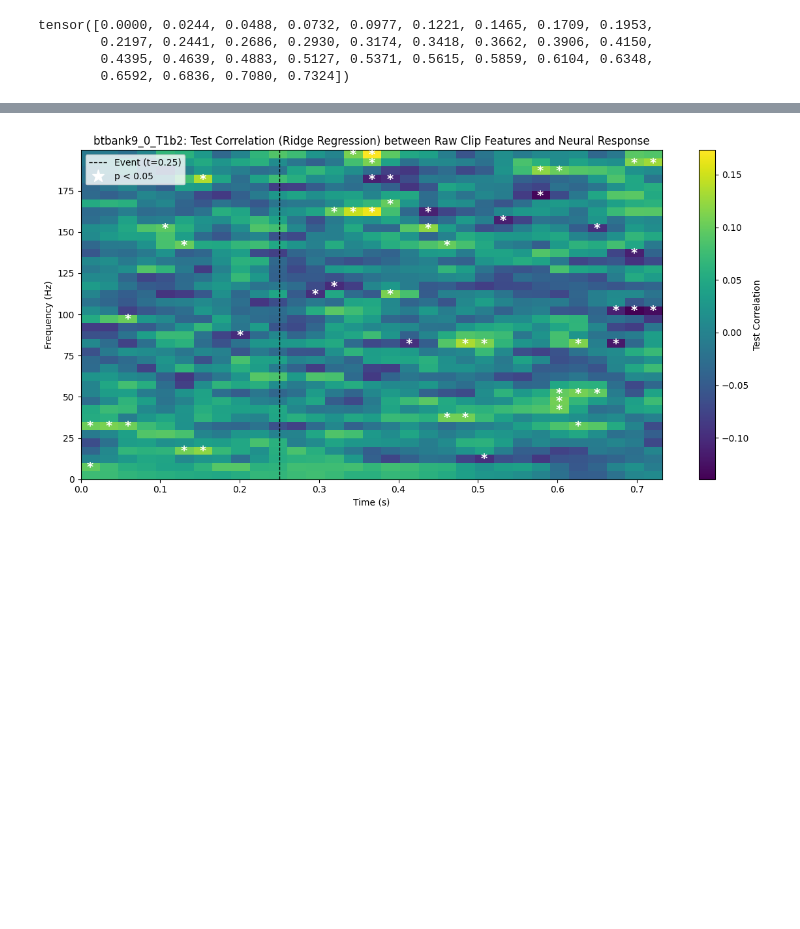
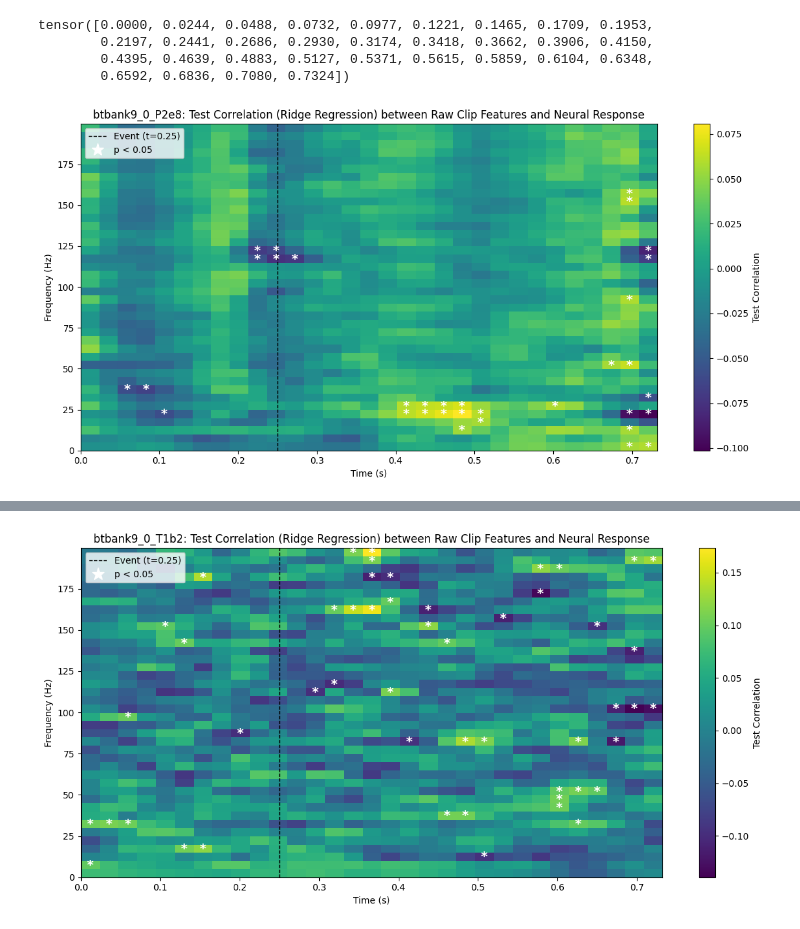
Before and after one commit to azaho/bfm, a Jupyter notebook: analyses/inimai/clip_neural_regr.ipynb, the cells around one changed output, grey strips where cells are left out. Cells and saved outputs as stored; diff of their text form; code cells hidden in the pictures; blank space fills up the shorter version.

Commit message:
regression analysis

```diff
--- a/analyses/inimai/clip_neural_regr.ipynb
+++ b/analyses/inimai/clip_neural_regr.ipynb
@@ -367,6 +368,96 @@ tensor([0.0000, 0.0244, 0.0488, 0.0732, 0.0977, 0.1221, 0.1465, 0.1709, 0.1953,
         0.2197, 0.2441, 0.2686, 0.2930, 0.3174, 0.3418, 0.3662, 0.3906, 0.4150,
         0.4395, 0.4639, 0.4883, 0.5127, 0.5371, 0.5615, 0.5859, 0.6104, 0.6348,
         0.6592, 0.6836, 0.7080, 0.7324])
+# %%
+from sklearn.preprocessing import StandardScaler
+
+n_timebins = y_spectrogram.shape[2]
+n_freqs = y_spectrogram.shape[3]
+
+correlation_matrix = np.zeros((n_freqs, n_timebins))
+test_correlation_matrix = np.zeros((n_freqs, n_timebins))
+test_pval_matrix = np.zeros((n_freqs, n_timebins))
+
+from sklearn.cross_decomposition import PLSRegression
+
+n_samples = X.shape[0]
+# Use consecutive points for train and test: first 80% train, last 20% test
+split_idx = int(n_samples * 0.8)
+train_idx = np.arange(0, split_idx)
+test_idx = np.arange(split_idx, n_samples)
+
+# Fit scaler on training data only, apply to both train and test
+scaler = StandardScaler()
+X_train = X[train_idx]
+X_test = X[test_idx]
+scaler.fit(X_train)
+X_train_scaled = scaler.transform(X_train)
+X_test_scaled = scaler.transform(X_test)
+
+n_components = min(20, X_train_scaled.shape[1])  # You can adjust n_components as needed
+
+for t in tqdm(range(n_timebins), desc="Timebin"):
+    for f in range(n_freqs):
+        # Get the neural response for all samples at this (t, f)
+        y_vals = y_spectrogram[:, 0, t, f].cpu().numpy() if hasattr(y_spectrogram, 'cpu') else y_spectrogram[:, 0, t, f]
+        y_train, y_test = y_vals[train_idx], y_vals[test_idx]
+        # PLSRegression expects 2D y, so reshape
+        y_train_2d = y_train.reshape(-1, 1)
+        pls = PLSRegression(n_components=n_components)
+        pls.fit(X_train_scaled, y_train_2d)
+        y_pred_test = pls.predict(X_test_scaled).ravel()
+        corr, pval = pearsonr(y_test, y_pred_test)
+        test_correlation_matrix[f, t] = corr
+        test_pval_matrix[f, t] = pval
+
+plt.figure(figsize=(12, 6))
+im = plt.imshow(
+    test_correlation_matrix,
+    aspect='auto',
+    origin='lower',
+    cmap='viridis',
+    extent=[
+        time_bins[0],
+        time_bins[-1],
+        freq_bins[0],
+        freq_bins[-1]
+    ]
+)
+
+star_y, star_x = np.where(test_pval_matrix < 0.05)
+
+time_edges = np.linspace(
+    time_bins[0].item() if hasattr(time_bins[0], 'item') else time_bins[0],
+    time_bins[-1].item() if hasattr(time_bins[-1], 'item') else time_bins[-1],
+    test_correlation_matrix.shape[1] + 1
+)
+freq_edges = np.linspace(
+    freq_bins[0].item() if hasattr(freq_bins[0], 'item') else freq_bins[0],
+    freq_bins[-1].item() if hasattr(freq_bins[-1], 'item') else freq_bins[-1],
+    test_correlation_matrix.shape[0] + 1
+)
+time_centers = (time_edges[:-1] + time_edges[1:]) / 2
+freq_centers = (freq_edges[:-1] + freq_edges[1:]) / 2 - 0.3
+
+for y, x in zip(star_y, star_x):
+    plt.text(
+        time_centers[x], freq_centers[y], '*',
+        color='white', fontsize=14, ha='center', va='center', fontweight='bold'
+    )
+
+event_time = 0.25
+event_line = plt.axvline(event_time, color='black', linestyle='--', linewidth=1, label='Event (t=0.25)')
+asterisk_handle = Line2D([0], [0], marker='*', color='w', linestyle='None', markersize=14, markerfacecolor='w', label='p < 0.05')
+
+plt.colorbar(im, label='Test Correlation')
+plt.xlabel('Time (s)')
+plt.ylabel('Frequency (Hz)')
+plt.title(f'btbank{subject_id}_{trial_id}_{electrode_label}: Test Correlation (Ridge Regression) between Raw Clip Features and Neural Response')
+plt.legend(handles=[event_line, asterisk_handle], loc='upper left', frameon=True)
+plt.tight_layout()
+plt.show()
+# %% [output]
+[figure, added]
 # %%
 from sklearn.preprocessing import StandardScaler
 
```
Also changed, not shown: parts of 10 cells of this notebook.
